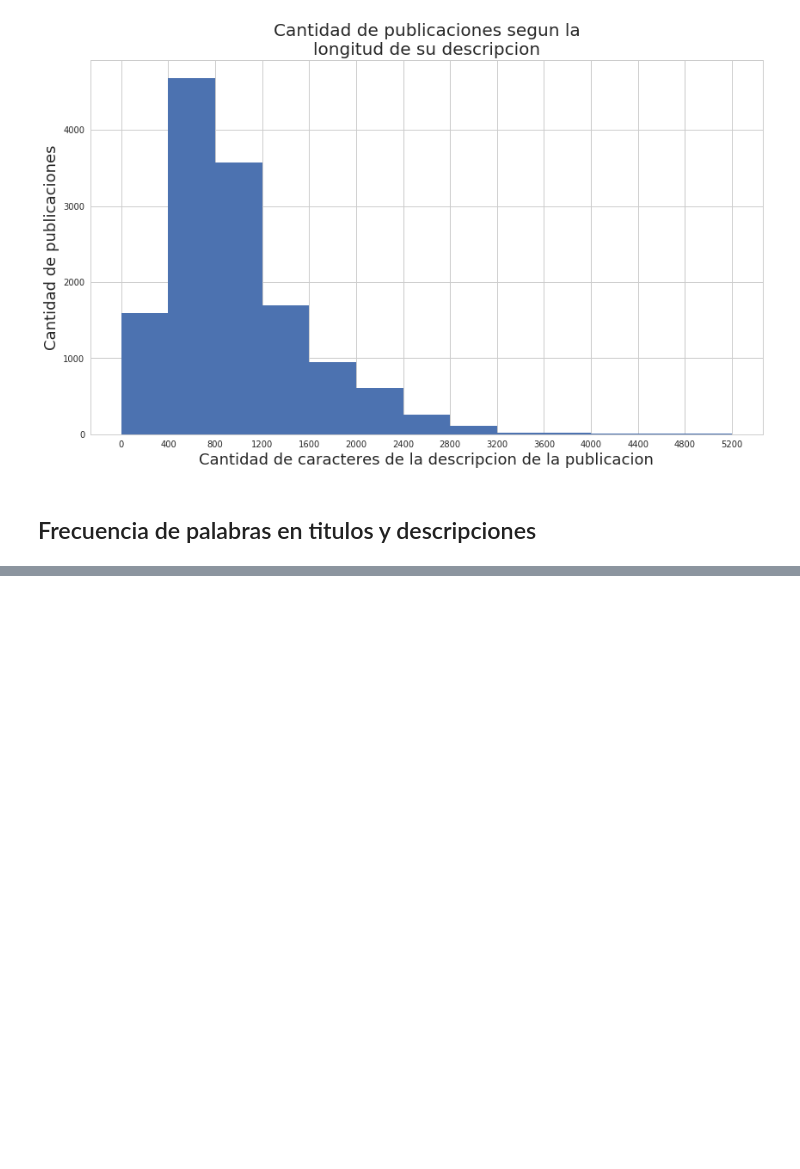
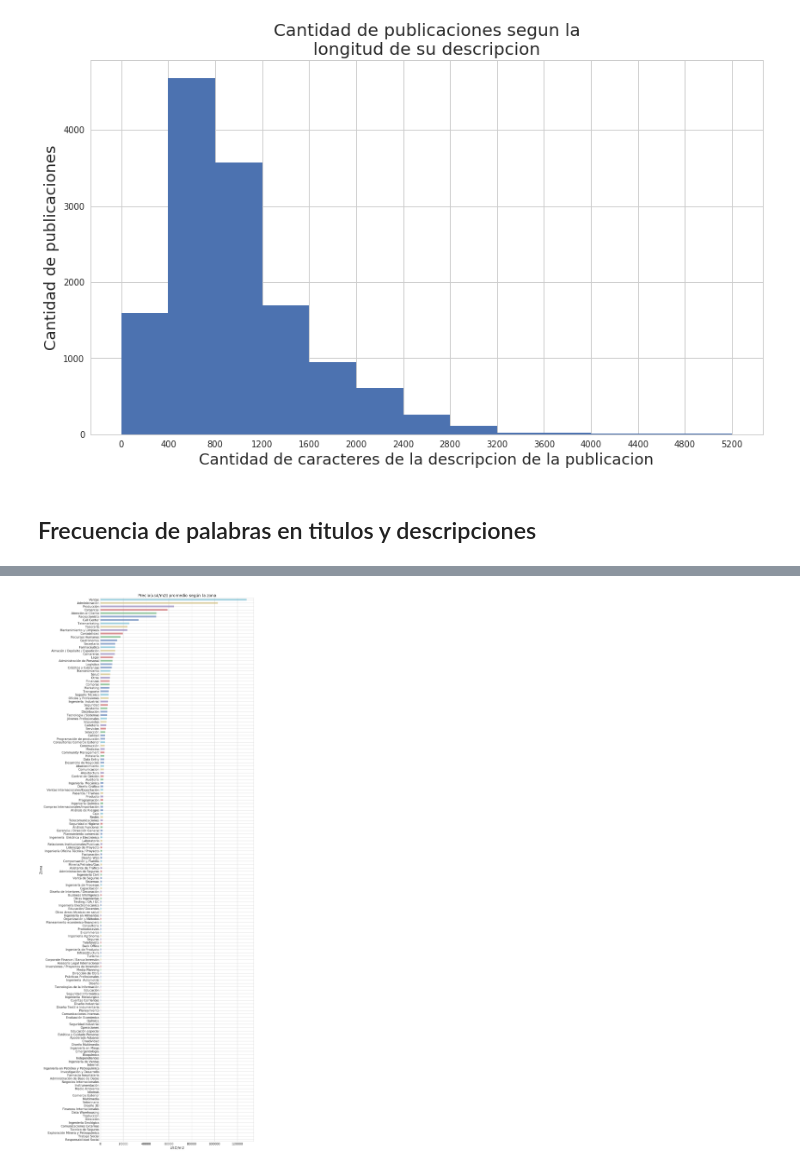
Before and after one commit to javierleyes/OrganizacionDeDatos, a Jupyter notebook: analisisLucas.ipynb, the cells around one changed output, grey strips where cells are left out. Cells and saved outputs as stored; diff of their text form; code cells hidden in the pictures; blank space fills up the shorter version.

```diff
--- a/analisisLucas.ipynb
+++ b/analisisLucas.ipynb
@@ -168,0 +207,8 @@ plt.show()
+# %%
+graph2 = df_temp.groupby('nombre_area').sum()['cant'].sort_values().plot.barh(figsize=(14,50),fontsize=15, alpha=0.6);
+graph2.set_title("Precio(usd/m2) promedio según la zona", fontsize=20)
+graph2.set_ylabel("Zona", fontsize=18)
+graph2.set_xlabel("USD/m2", fontsize=18)
+plt.show()
+# %% [output]
+[figure, added]
```
Also changed, not shown: parts of 5 cells of this notebook.
